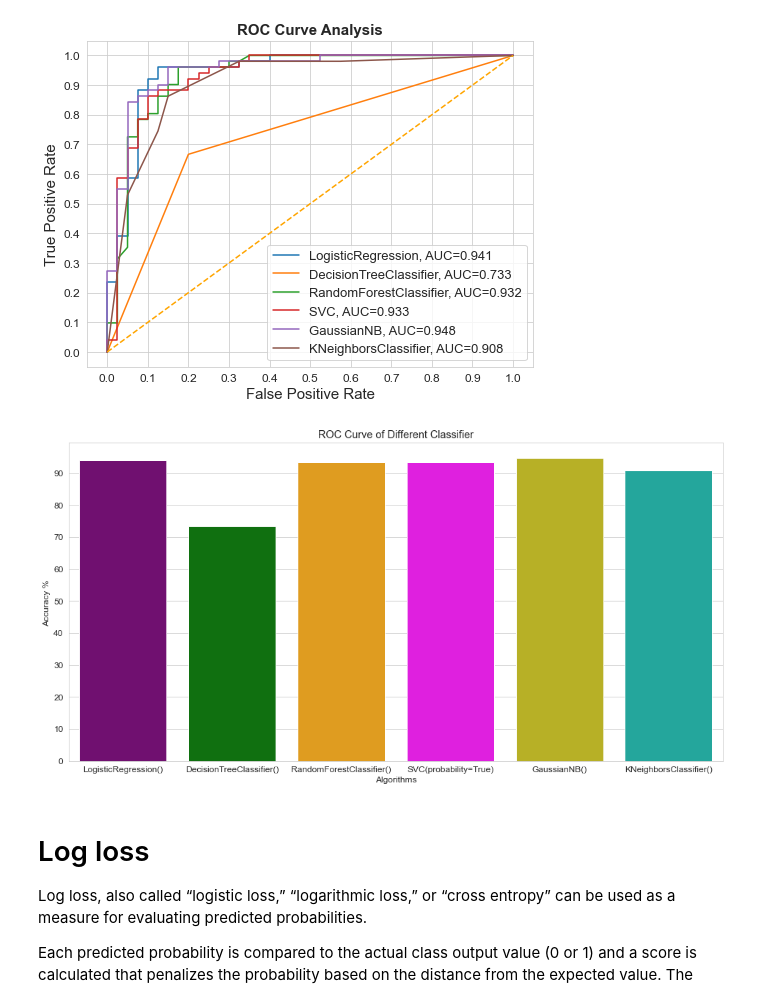
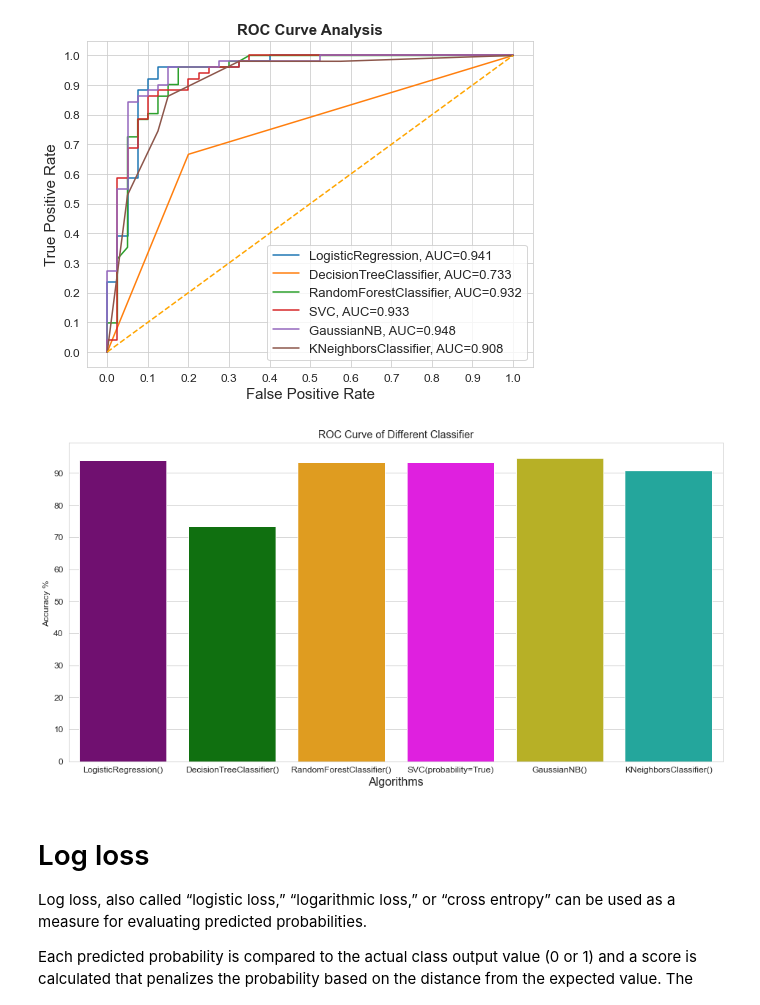
Before and after one commit to MinhajulAkib/Heart-disease-analysis, a Jupyter notebook: Heart Disease Model .ipynb, the cells around one changed output. Drawn from its saved outputs; the diff is of its cells as text; code cells hidden in the pictures.

Commit message:
ROC CURVE updated

```diff
--- a/Heart Disease Model .ipynb
+++ b/Heart Disease Model .ipynb
@@ -728,17 +728,17 @@ AUC of KNeighborsClassifier()  is :  90.83333333333333
 # %%
 colors = ["purple", "green", "orange", "magenta","#CFC60E","#0FBBAE"]
 
 sns.set_style("whitegrid")
 plt.figure(figsize=(16,8))
 plt.yticks(np.arange(0,100,10))
 plt.ylabel("Accuracy % ")
-plt.xlabel("Algorithms")
+plt.xlabel("Algorithms", fontsize = 16)
 plt.title("ROC Curve of Different Classifier")
 sns.barplot(x=list(ROC_Curve.keys()), y=list(ROC_Curve.values()), palette=colors)
 
 plt.show()
 # %% [output]
-[figure, old version]
+[figure, new version]
 # %% [markdown]
 # Log loss
 
```
